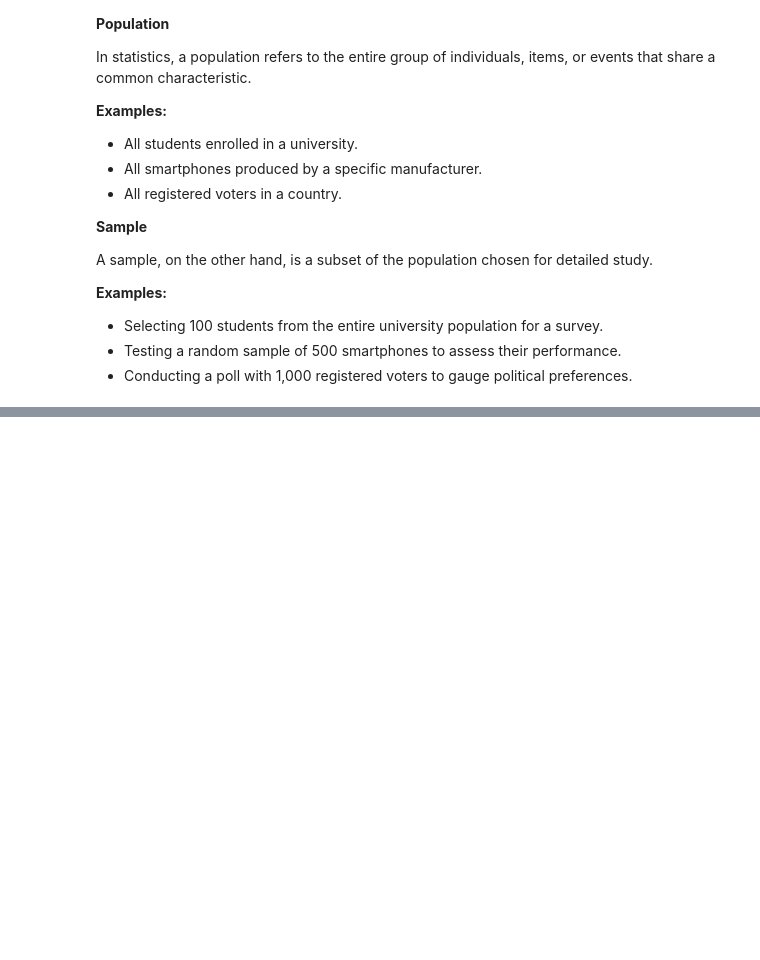
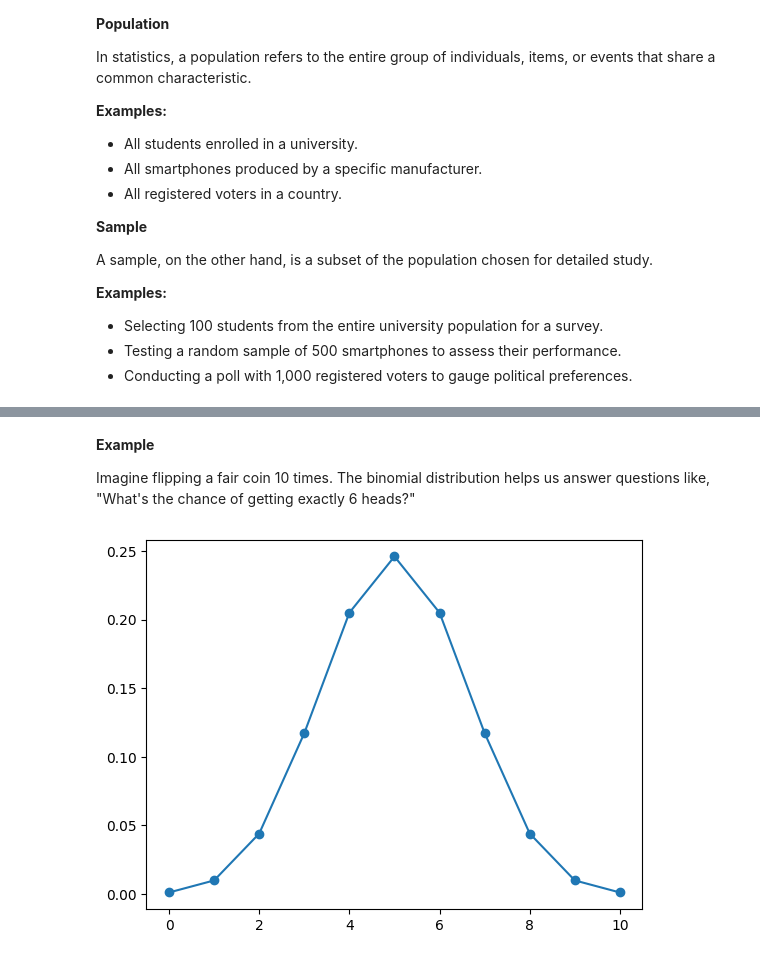
Before and after one commit to kumarkarna2/EDA_Notebooks, a Jupyter notebook: Stats.ipynb, the cells around one changed output, grey strips where cells are left out. Drawn from its saved outputs; the diff is of its cells as text; code cells hidden in the pictures; blank space fills up the shorter version.

```diff
--- a/Stats.ipynb
+++ b/Stats.ipynb
@@ -456,0 +476,18 @@ Different types of discreet distributions are
+# %% [markdown]
+**Example**
+
+Imagine flipping a fair coin 10 times. The binomial distribution helps us answer questions like, "What's the chance of getting exactly 6 heads?"
+# %%
+import numpy as np
+from scipy.stats import binom
+import matplotlib.pyplot as plt
+
+n = 10
+p = 0.5
+
+x = np.arange(0, n+1)
+
+plt.plot(x, binom.pmf(x, n, p), 'o-')
+plt.show()
+# %% [output]
+[figure, added]
```
Also changed, not shown: parts of 18 cells of this notebook.
